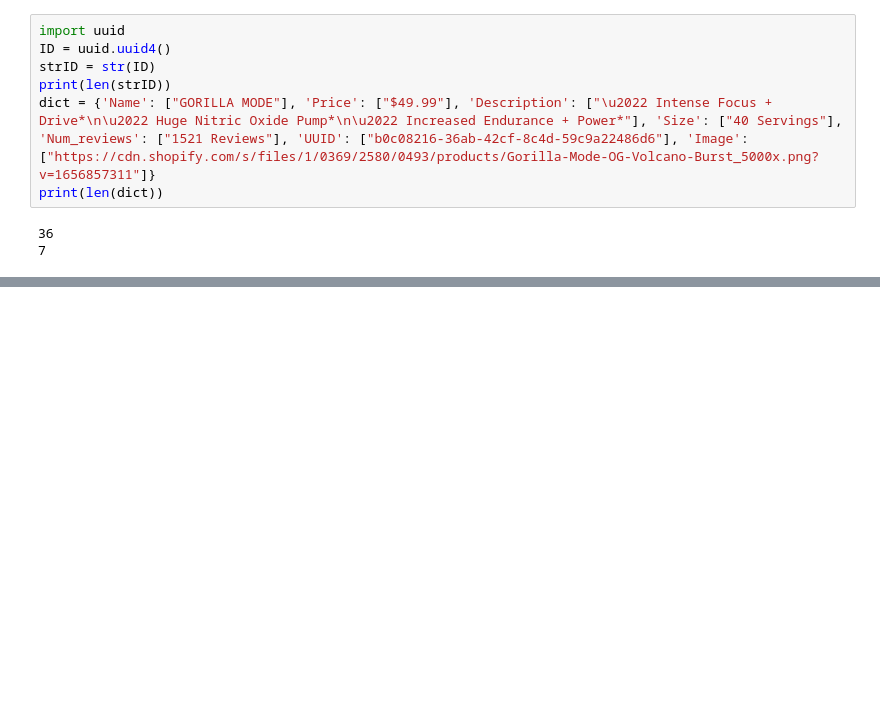
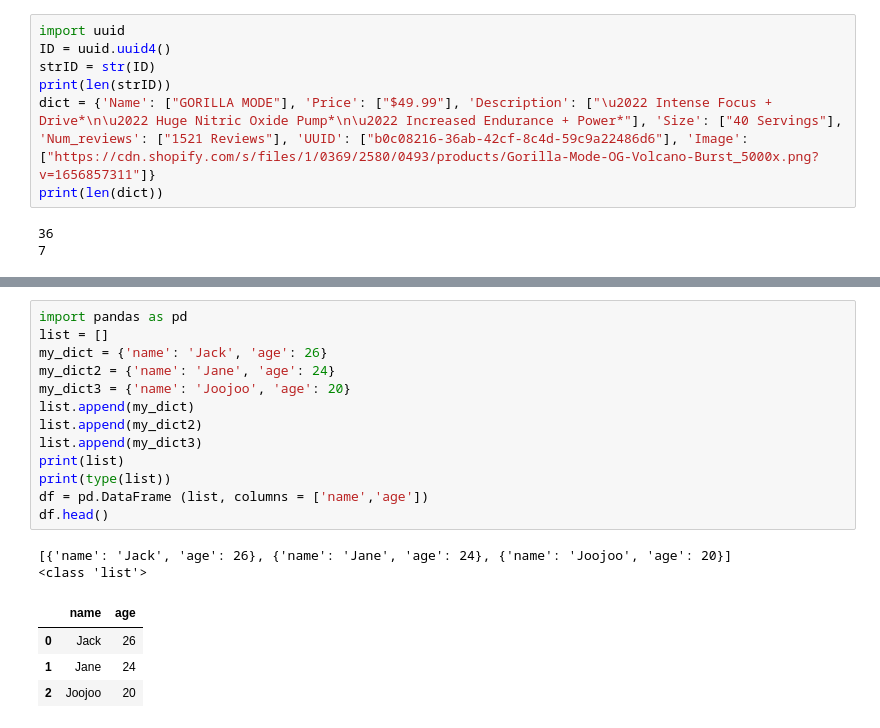
Before and after one commit to shbz8888/Data_Pipeline_VMware, a Jupyter notebook: Project/exercises.ipynb, the cells around one changed output, grey strips where cells are left out. Cells and saved outputs as stored; diff of their text form; blank space fills up the shorter version.

```diff
--- a/Project/exercises.ipynb
+++ b/Project/exercises.ipynb
@@ -572,0 +635,20 @@ FileNotFoundError: [Errno 2] No such file or directory: '/Home/Data_Pipeline_New
+# %%
+import pandas as pd
+list = []
+my_dict = {'name': 'Jack', 'age': 26}
+my_dict2 = {'name': 'Jane', 'age': 24}
+my_dict3 = {'name': 'Joojoo', 'age': 20}
+list.append(my_dict)
+list.append(my_dict2)
+list.append(my_dict3)
+print(list)
+print(type(list))
+df = pd.DataFrame (list, columns = ['name','age'])
+df.head()
+# %% [output]
+[{'name': 'Jack', 'age': 26}, {'name': 'Jane', 'age': 24}, {'name': 'Joojoo', 'age': 20}]
+<class 'list'>
+|  | name | age |
+| 0 | Jack | 26 |
+| 1 | Jane | 24 |
+| 2 | Joojoo | 20 |
```
Also changed, not shown: parts of 9 cells of this notebook.
